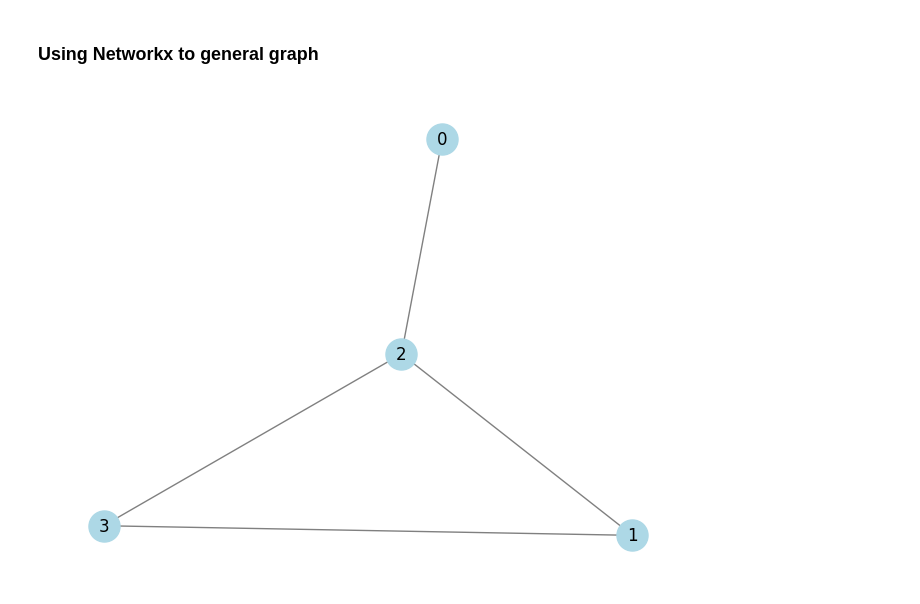
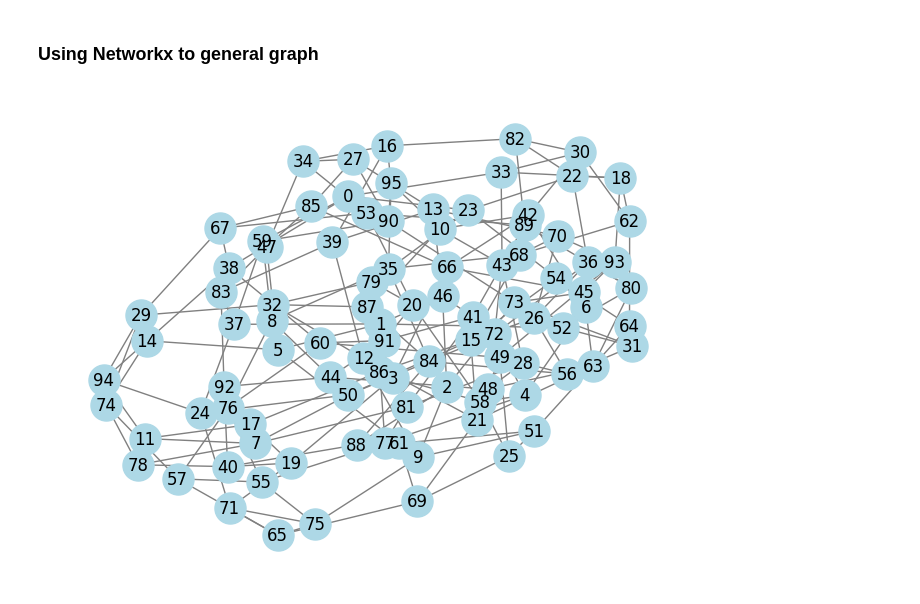
Before and after one commit to qopt-quantum-optimization/HOPPS-Hardware-Aware-Optimal-Phase-Polynomial-Synthesis, a Jupyter notebook: benchmark/generate_MaxCut.ipynb, the cells around one changed output. Cells and saved outputs as stored; diff of their text form; code cells hidden in the pictures.

```diff
--- a/benchmark/generate_MaxCut.ipynb
+++ b/benchmark/generate_MaxCut.ipynb
@@ -3,23 +3,23 @@
 # %%
 import networkx as nx
 import matplotlib.pyplot as plt
 
 # Args
 k = 4  # Degree of each node
-n = 4  # Number of nodes
-p = 0.8
+n = 96  # Number of nodes
+p = 0.4
 
-graph_type = 'Random' # or 'Random'
+graph_type = 'Regular' # or 'Random'
 
 # Generate k-regular graph
 if graph_type == 'Regular':
     G = nx.random_regular_graph(k, n)
 elif graph_type == 'Random':
     G = nx.erdos_renyi_graph(n, p)
     k = G.number_of_edges()
 
 # Draw the graph
 nx.draw(G, with_labels=True, node_color="lightblue", edge_color="gray", node_size=500)
 plt.show()
 # %% [output]
-[figure, old version]
+[figure, new version]
```
Also changed, not shown: parts of 3 cells of this notebook, 29 other files.
